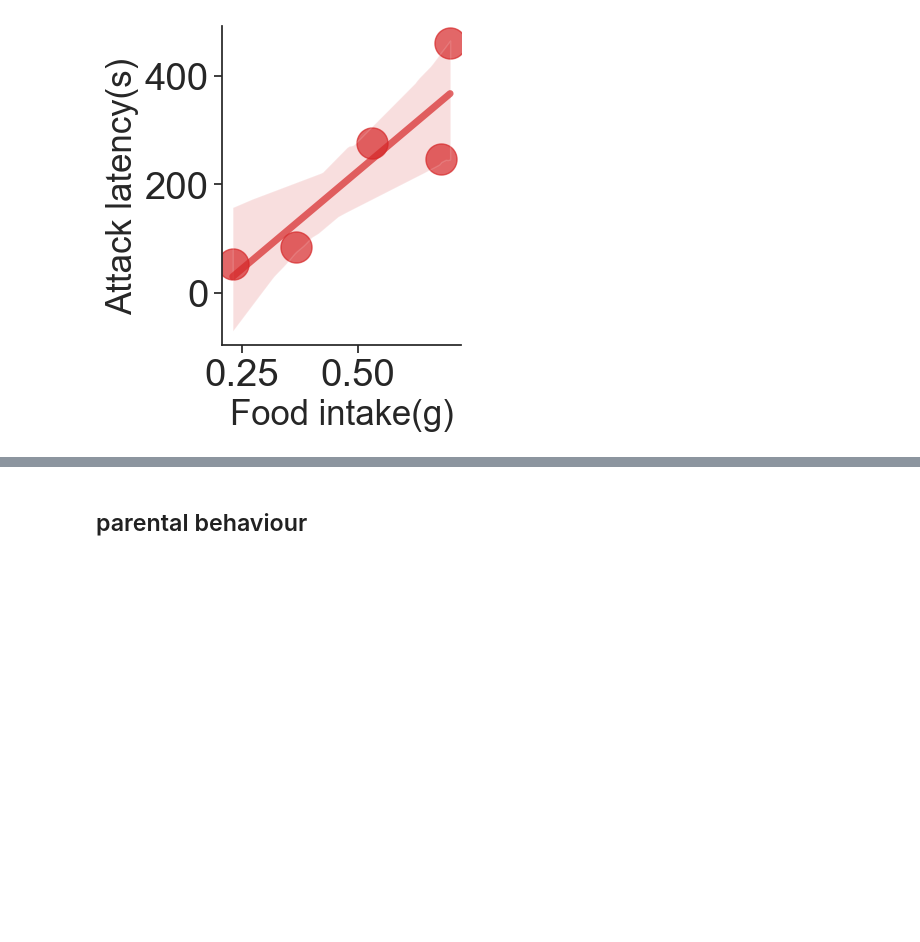
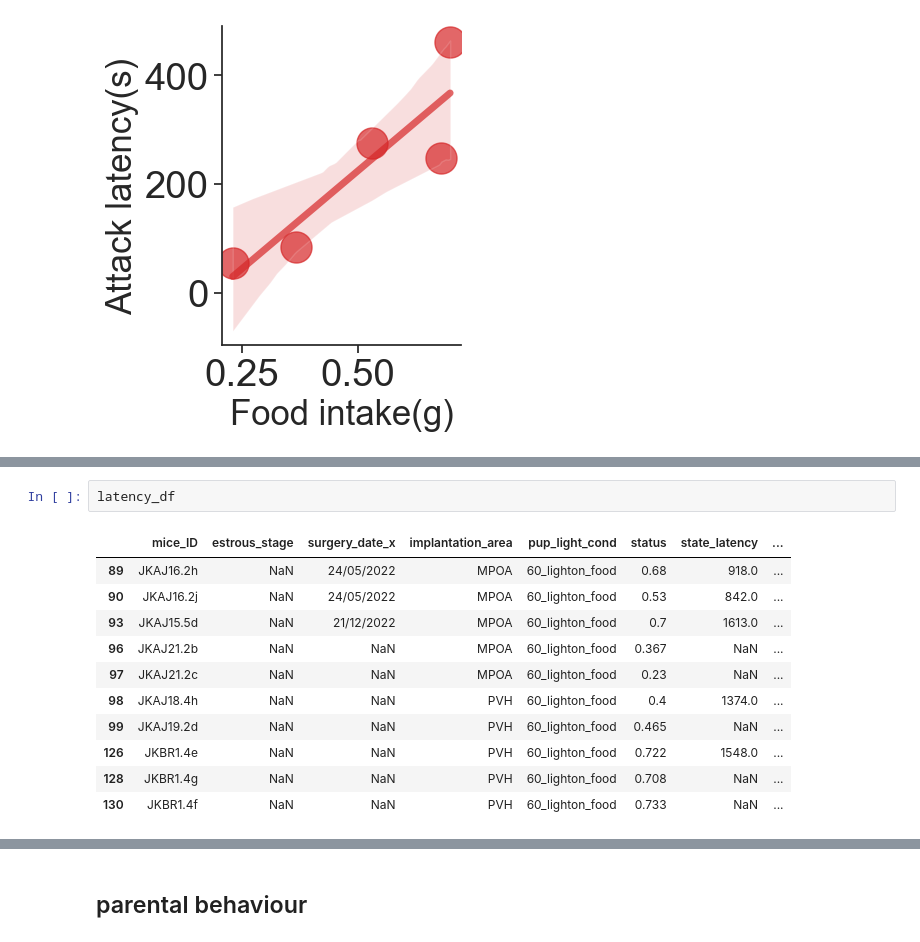
Before and after one commit to FrancisCrickInstitute/negative_parental_switch, a Jupyter notebook: NPW_manipulation/NPW_manipulation.ipynb, the cells around one changed output, grey strips where cells are left out. Saved outputs shown, nothing was run; the diff lists cells and outputs as text; blank space fills up the shorter version.

```diff
--- a/NPW_manipulation/NPW_manipulation.ipynb
+++ b/NPW_manipulation/NPW_manipulation.ipynb
@@ -443,3 +445,17 @@ OLS Regression Results
 | Kurtosis: | 1.892 | Cond. No. | 6.95 |
 Notes:
 [1] Standard Errors assume that the covariance matrix of the errors is correctly specified.
+# %%
+latency_df
+# %% [output]
+|  | mice_ID | estrous_stage | surgery_date_x | implantation_area | pup_light_cond | status | state_latency | ... |
+| 89 | JKAJ16.2h | NaN | 24/05/2022 | MPOA | 60_lighton_food | 0.68 | 918.0 | ... |
+| 90 | JKAJ16.2j | NaN | 24/05/2022 | MPOA | 60_lighton_food | 0.53 | 842.0 | ... |
+| 93 | JKAJ15.5d | NaN | 21/12/2022 | MPOA | 60_lighton_food | 0.7 | 1613.0 | ... |
+| 96 | JKAJ21.2b | NaN | NaN | MPOA | 60_lighton_food | 0.367 | NaN | ... |
+| 97 | JKAJ21.2c | NaN | NaN | MPOA | 60_lighton_food | 0.23 | NaN | ... |
+| 98 | JKAJ18.4h | NaN | NaN | PVH | 60_lighton_food | 0.4 | 1374.0 | ... |
+| 99 | JKAJ19.2d | NaN | NaN | PVH | 60_lighton_food | 0.465 | NaN | ... |
+| 126 | JKBR1.4e | NaN | NaN | PVH | 60_lighton_food | 0.722 | 1548.0 | ... |
+| 128 | JKBR1.4g | NaN | NaN | PVH | 60_lighton_food | 0.708 | NaN | ... |
+| 130 | JKBR1.4f | NaN | NaN | PVH | 60_lighton_food | 0.733 | NaN | ... |
```
Also changed, not shown: parts of 4 cells of this notebook, 12 other files.
